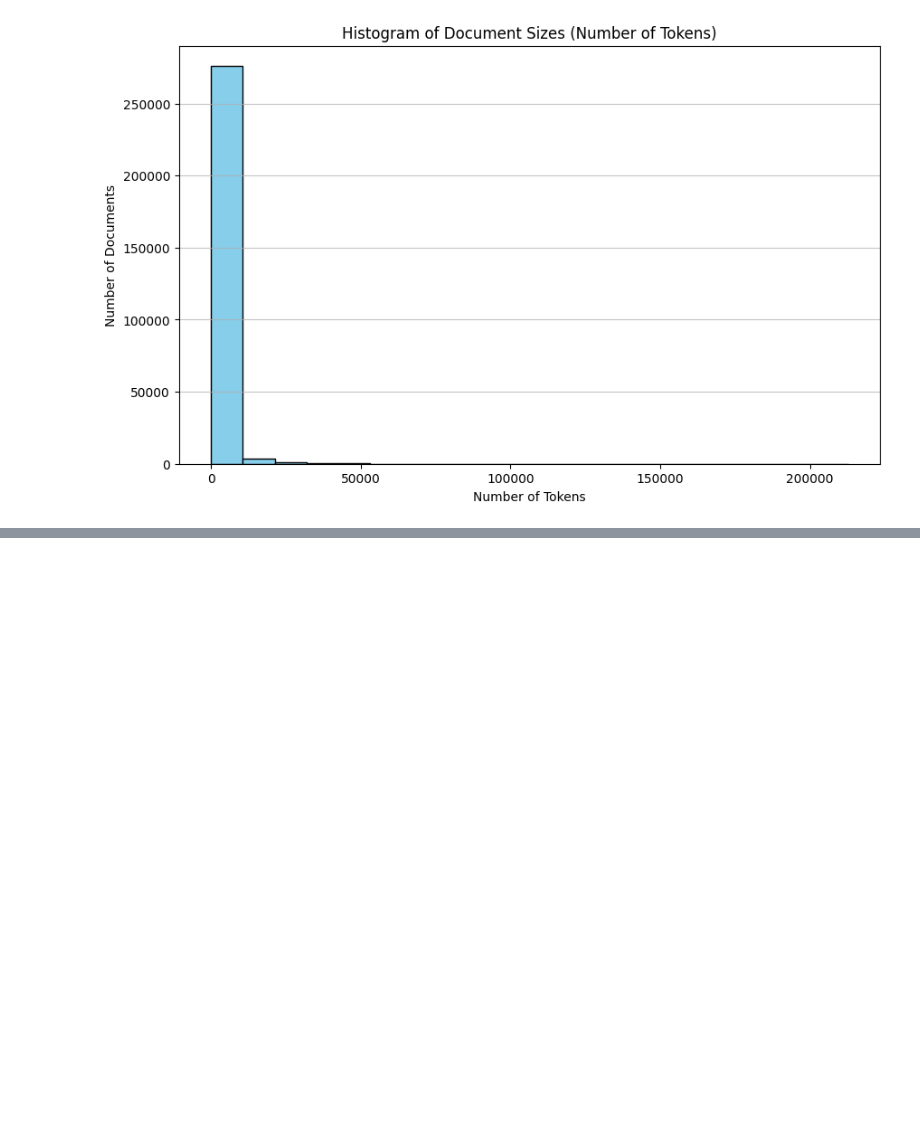
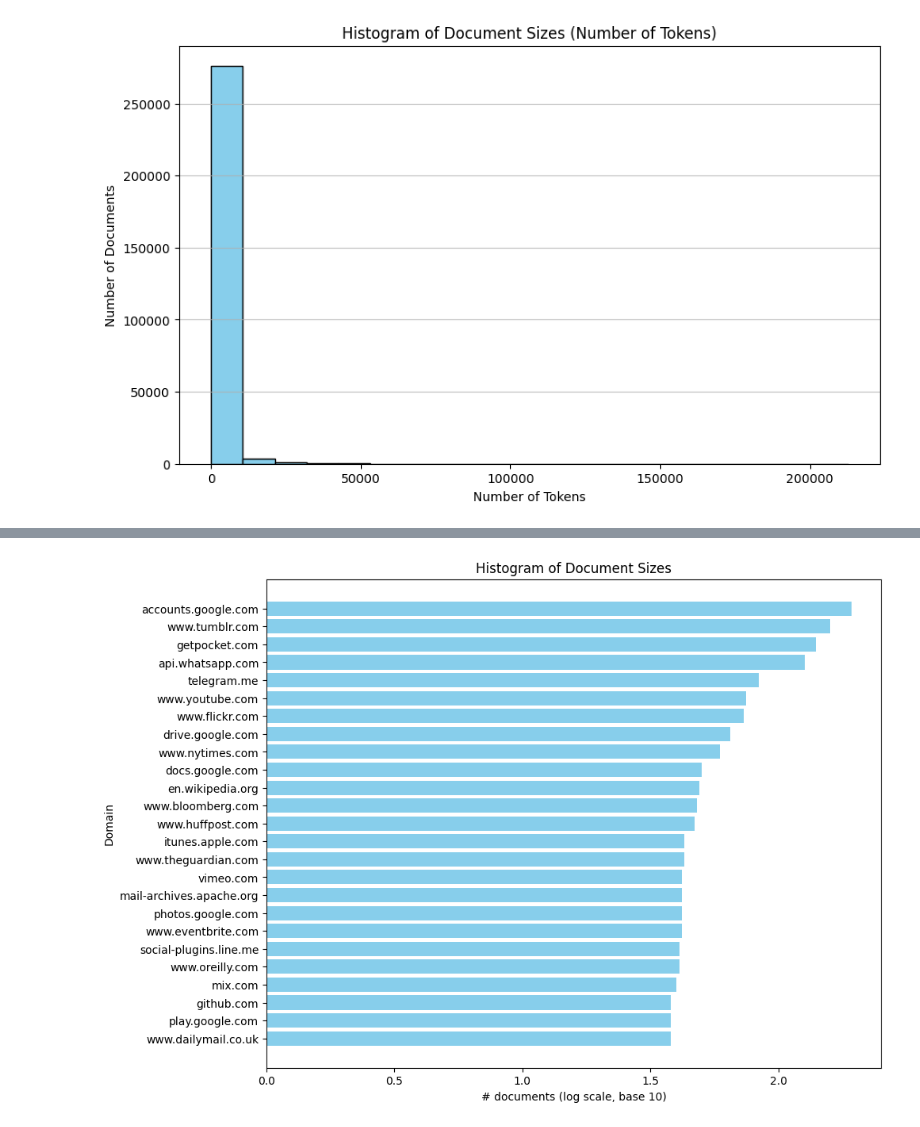
Before and after one commit to krishhrana/LLM, a Jupyter notebook: HW3/llms-class-hw-3-main/src/data_exploration.ipynb, the cells around one changed output, grey strips where cells are left out. Drawn from its saved outputs; the diff is of its cells as text; code cells hidden in the pictures; blank space fills up the shorter version.

```diff
--- a/HW3/llms-class-hw-3-main/src/data_exploration.ipynb
+++ b/HW3/llms-class-hw-3-main/src/data_exploration.ipynb
@@ -69,0 +146,4 @@ Maximum token Count: 212721
+# %%
+plot_domain_hist(domains=urls, token_counts=u_doc_count, xlabel='documents')
+# %% [output]
+[figure, added]
```
Also changed, not shown: parts of 14 cells of this notebook, 2 other files.
